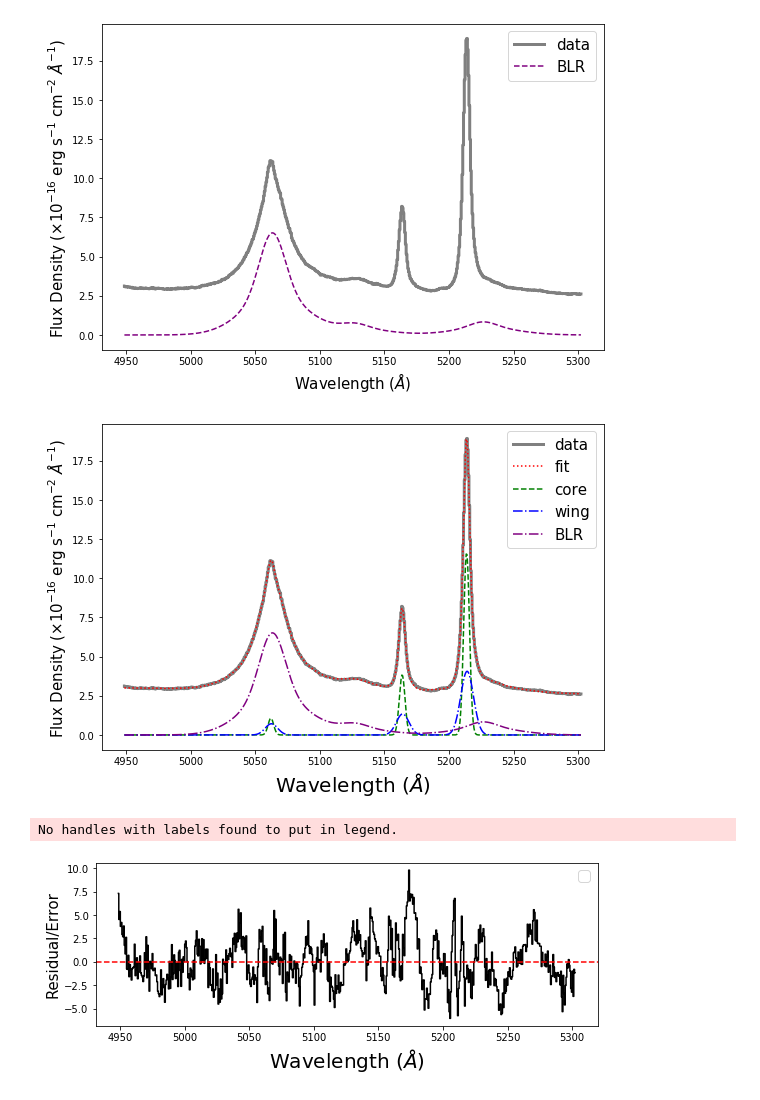
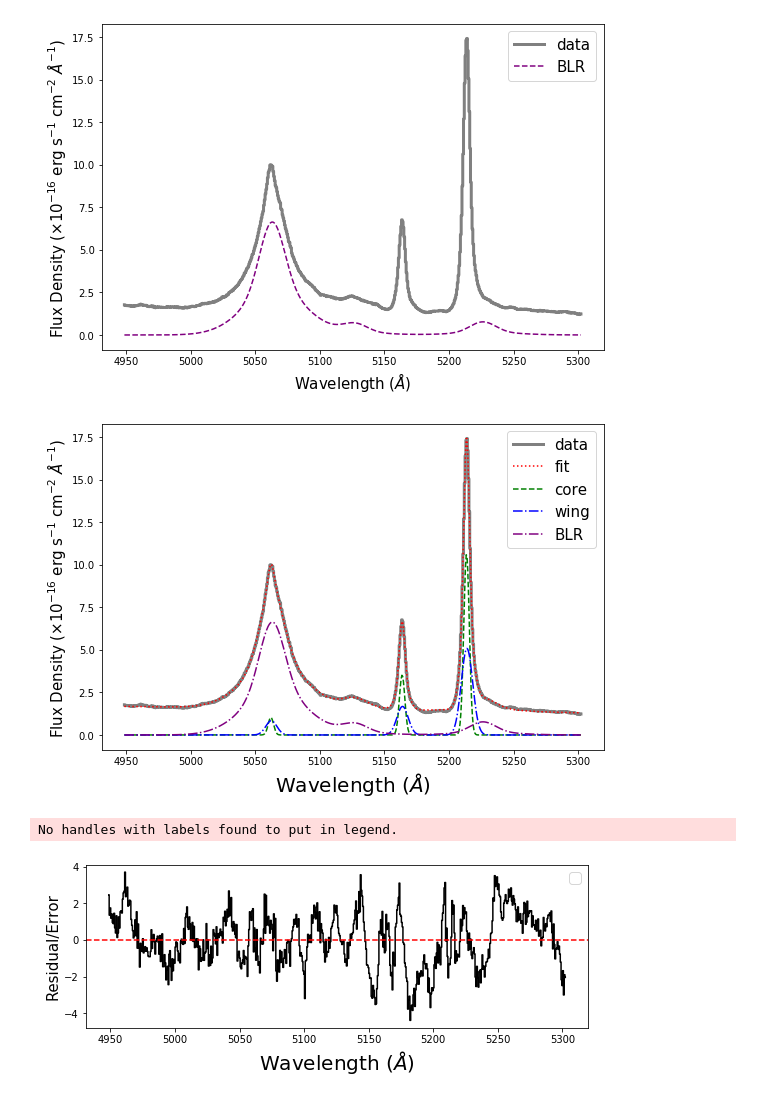
Before and after one commit to astrmainak/mainaksingha1, a Jupyter notebook: New AGN Spectrum Modelling VIMOS.ipynb, the cells around one changed output. Drawn from its saved outputs; the diff is of its cells as text; code cells hidden in the pictures.

```diff
--- a/New AGN Spectrum Modelling VIMOS.ipynb
+++ b/New AGN Spectrum Modelling VIMOS.ipynb
@@ -35,7 +35,7 @@ def popt_central_fit(wo_wave,data,error,obj,p_init,z,broad2=False):
     (amp_Hb_error,amp_OIII5007_error,vel_OIII_error,vel_sigma_OIII_error,amp_Hb_br_error,amp_OIII5007_br_error,vel_OIII_br_error,vel_sigma_OIII_br_error,amp_Hb1_error,amp_Fe5018_1_error,vel_Hb1_error,vel_sigma_Hb1_error,amp_Hb2_error,amp_Fe5018_2_error,vel_Hb2_error,vel_sigma_Hb2_error,m_error,c_error) = parameters_err
     return popt_full_fit,parameters_err
 # %%
-def plot(obj,wo_wave,data,error,z,popt_full_fit,broad2=False,destination_path_cube="/home/mainak/Downloads/Outflow_paper1/VIMOS"):
+def plot(obj,wo_wave,data,error,z,popt_full_fit,broad2=False,destination_path_cube="/home/rickeythecat/Downloads/Outflow_paper1/VIMOS"):
     (amp_Hb_fit,amp_OIII5007_fit,vel_OIII_fit,vel_sigma_OIII_fit,amp_Hb_br_fit,amp_OIII5007_br_fit,vel_OIII_br_fit,vel_sigma_OIII_br_fit,amp_Hb1_fit,amp_Fe5018_1_fit,vel_Hb1_fit,vel_sigma_Hb1_fit,amp_Hb2_fit,amp_Fe5018_2_fit,vel_Hb2_fit,vel_sigma_Hb2_fit,m_fit,c_fit) = popt_full_fit
     k = 1+z
     select = (wo_wave>4750*k) & (wo_wave < 5090*k)
@@ -100,7 +100,7 @@ def plot(obj,wo_wave,data,error,z,popt_full_fit,broad2=False,destination_path_cu
     plt.show()
     fig.savefig('%s/Spectrum/%s/Hb-OIII/%s_central_spectrum_residual.png'%(destination_path_cube,obj,obj),dpi = 600,overwrite=True)
 # %%
-def central_table(obj,popt_full_fit,brightest_pixel_x,brightest_pixel_y,parameters_err,destination_path_cube="/home/mainak/Downloads/Outflow_paper1/VIMOS"):
+def central_table(obj,popt_full_fit,brightest_pixel_x,brightest_pixel_y,parameters_err,destination_path_cube="/home/rickeythecat/Downloads/Outflow_paper1/VIMOS"):
     central_coordinates = [int(brightest_pixel_x),int(brightest_pixel_y)]
     popt = np.append(popt_full_fit,central_coordinates)
     central_cordinates_err = [0,0]
@@ -116,12 +116,13 @@ def central_table(obj,popt_full_fit,brightest_pixel_x,brightest_pixel_y,paramete
     hdu = fits.BinTableHDU.from_columns(coldefs)
     hdu.writeto('%s/%s/%s_central_fit.fits'%(destination_path_cube,obj,obj),overwrite=True)
 # %%
-def algorithm_script(obj,p_init,z,broad2,prefix_path_cube="/home/mainak/ftp.hidrive.strato.com/users/login-carsftp/IFU_data",destination_path_cube="/home/mainak/Downloads/Outflow_paper1/VIMOS"):
+def algorithm_script(obj,p_init,z,broad2,prefix_path_cube="/media/rickeythecat/Seagate/ftp.hidrive.strato.com/users/login-carsftp/IFU_data",destination_path_cube="/home/rickeythecat/Downloads/Outflow_paper1/VIMOS"):
     print ('%s'%(obj))
-    (wo_cube,wo_err,wo_wave,wo_header) = loadCube('%s/VIMOS_O3Ha/%s/%s_blue.rscube.fits'%(prefix_path_cube,obj,obj))
-    (orange_cube,orange_err,orange_wave,orange_header) = loadCube('%s/VIMOS_O3Ha/%s/%s_blue.rscube.fits'%(prefix_path_cube,obj,obj))
-
-    [brightest_pixel_x,brightest_pixel_y] = brightest_pixel(wo_cube)
+    (wo_cube,wo_err,wo_wave,wo_header) = loadCube('%s/%s/%s.wo_absorption_blue.fits'%(destination_path_cube,obj,obj))
+    (blue_cube,blue_err,blue_wave,blue_header) = loadCube('%s/VIMOS_O3Ha/%s/%s_blue.rscube.fits'%(prefix_path_cube,obj,obj))
+    [x0,y0] = agn_location(obj)
+    print (x0,y0)
+    [brightest_pixel_x,brightest_pixel_y] = [int(x0),int(y0)]#brightest_pixel(wo_cube)
     (data,error) = (wo_cube[:,brightest_pixel_y,brightest_pixel_x],wo_err[:,brightest_pixel_y,brightest_pixel_x])
     factor = scale_factor_spectrum(z,data,error,wo_wave)
     print (factor)
@@ -167,7 +169,7 @@ objs = z.keys()
 
 broad2= {'HE1338-1423':True}
 
-p_init= {'HE1338-1423':[10,15,12390.0,120.0,2,1,12400.0,300.0,5.0,1.0,12537.0,500.0,0.5,0.5,12537.0,1000.0,-0.001,2.0]}
+p_init= {'HE1338-1423':[10,15,12393.0,120.0,2,1,12414.0,260.0,5.0,1.0,12451.0,580.0,0.5,0.5,12591.0,1500.0,-0.001,2.0]}
 
 for obj in objs:
      algorithm_script(obj,p_init[obj],z[obj],broad2[obj])
@@ -188,4 +189,4 @@ HE1338-1423
-[figure, old version]
+[figure, new version]
-[figure, old version]
+[figure, new version]
 No handles with labels found to put in legend.
-[figure, old version]
+[figure, new version]
```
Also changed, not shown: parts of 2 cells of this notebook, 52 other files.
